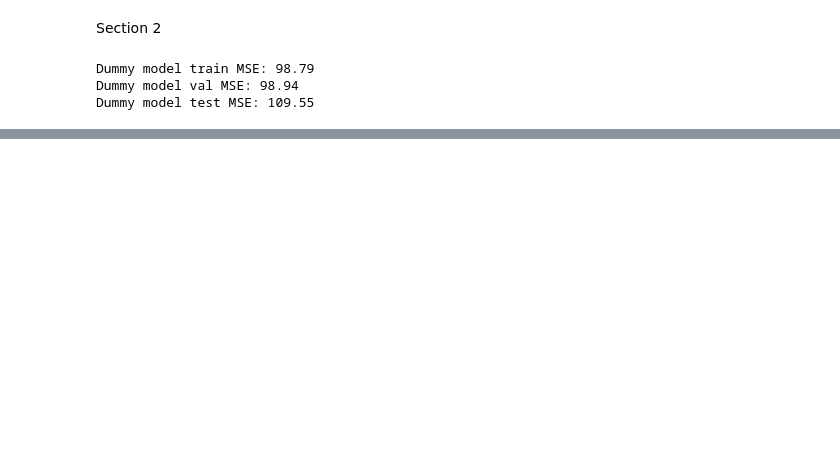
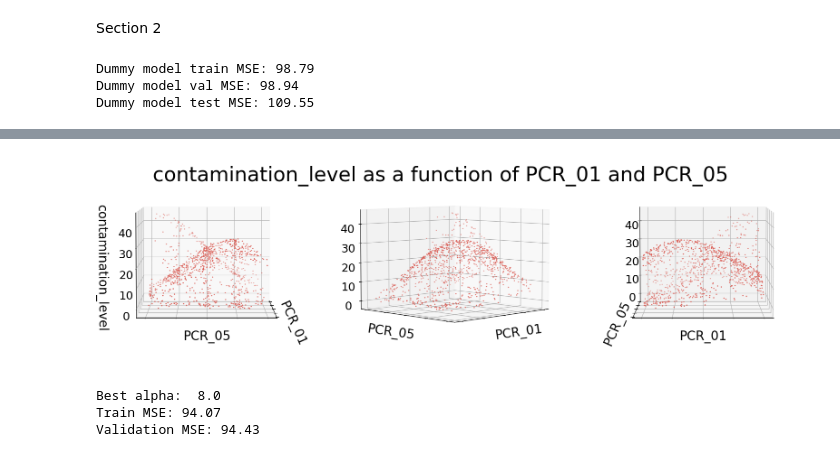
Before and after one commit to ledror/IML-Major3, a Jupyter notebook: main.ipynb, the cells around one changed output, grey strips where cells are left out. Saved outputs shown, nothing was run; the diff lists cells and outputs as text; code cells hidden in the pictures; blank space fills up the shorter version.

```diff
--- a/main.ipynb
+++ b/main.ipynb
@@ -163,0 +556,63 @@ Loss on test set: 96.83
+# %%
+import matplotlib.pyplot as plt
+import seaborn as sns
+
+def plot3d(df, colX:str, colY:str, colZ:str, title:str, predictions=None):
+  fig = plt.figure(figsize=(20, 7))
+  axes = [fig.add_subplot(1, 3, i+1, projection='3d') for i in range(3)]
+
+  palette = sns.color_palette("hls", 2)
+
+  for i,ax in enumerate(axes):
+    if predictions is not None:
+      ax.scatter3D(df[colX], df[colY], predictions, color=palette[1], s=3)
+      ax.scatter3D(df[colX], df[colY], df[colZ], color=palette[0], s=1,
+                   alpha=0.35, depthshade=False)
+    else:
+      ax.scatter3D(df[colX], df[colY], df[colZ], color=palette[0], s=1)
+
+    ax.set_xlabel(colX)
+    ax.set_ylabel(colY)
+    ax.xaxis.set_ticklabels([])
+    ax.yaxis.set_ticklabels([])
+
+    ax.view_init(elev=5., azim=45*i)
+
+  axes[0].set_zlabel("\n" + colZ, linespacing=2.2)
+
+  plt.suptitle(title, fontsize=32, y=0.80)
+  plt.tight_layout()
+  plt.show()
+# %%
+# Q14 - creating a new dataset with only PCR_01 and PCR_05
+
+X_train_pcr = X_train.loc[:, ["PCR_01", "PCR_05"]]
+
+plot3d(train, "PCR_01", "PCR_05", "contamination_level", "contamination_level as a function of PCR_01 and PCR_05")
+# %% [output]
+[figure, added]
+# %%
+# Q15 - linear ridge baseline (using PCR_01 and PCR_05)
+
+from sklearn.linear_model import Ridge
+
+alphas = np.logspace(-3, 10, 14, base=2)
+
+cv_test_scores = []
+cv_train_scores = []
+
+for alpha in alphas:
+    ridge_regressor = Ridge(alpha=alpha, fit_intercept=True)
+    cv_scores = cross_validate(ridge_regressor, X_train_pcr, y_train, cv=5, scoring="neg_mean_squared_error", return_train_score=True, n_jobs=-1)
+    cv_train_scores.append(np.mean(-cv_scores["train_score"]))
+    cv_test_scores.append(np.mean(-cv_scores["test_score"]))
+
+best_alpha = alphas[np.argmin(cv_test_scores)]
+baseline_validation_mse = cv_test_scores[np.argmin(cv_test_scores)]
+print("Best alpha: ", best_alpha)
+print("Train MSE: {:.2f}".format(cv_train_scores[np.argmin(cv_test_scores)]))
+print("Validation MSE: {:.2f}".format(cv_test_scores[np.argmin(cv_test_scores)]))
+# %% [output]
+Best alpha:  8.0
+Train MSE: 94.07
+Validation MSE: 94.43
```
Also changed, not shown: parts of 32 cells of this notebook, 19 other files.
